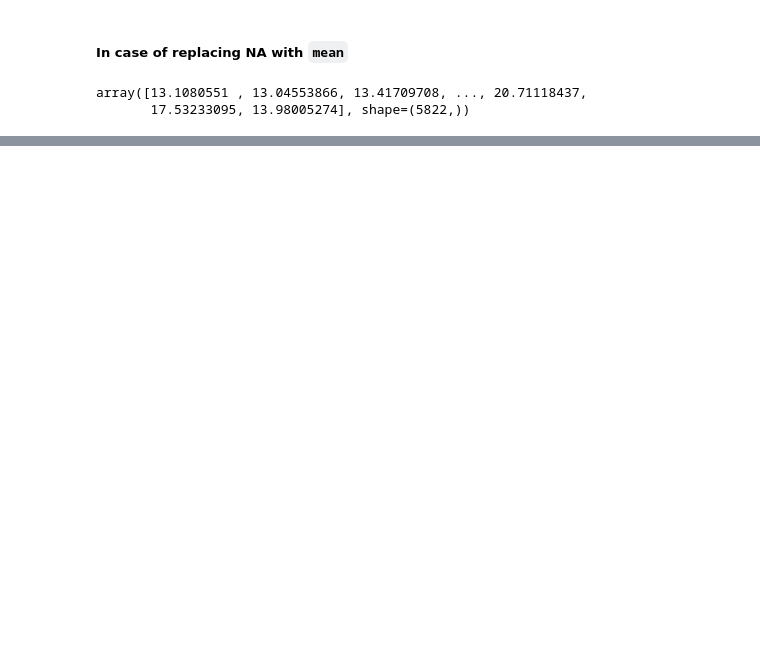
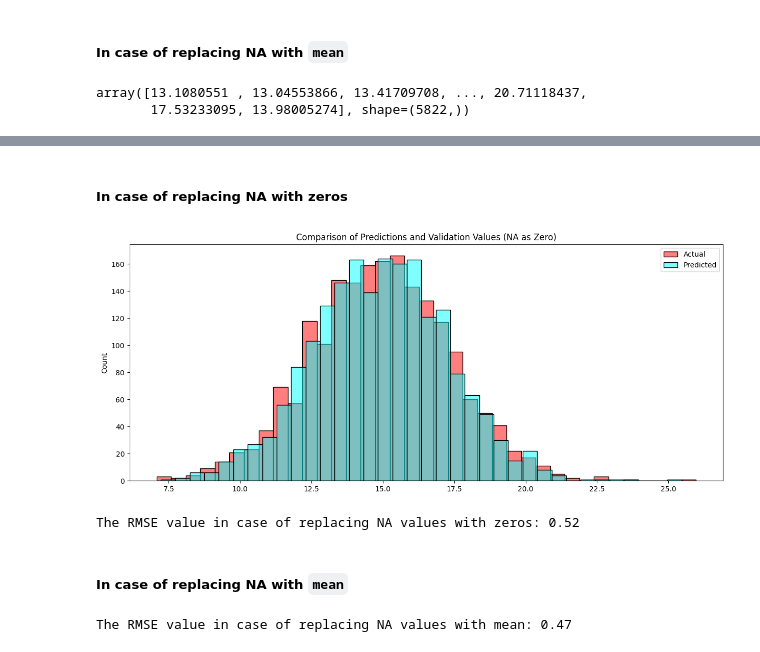
Before and after one commit to ArkadiyShuvaev/machine-learning-zoomcamp, a Jupyter notebook: src/02-regression/02-hw.ipynb, the cells around one changed output, grey strips where cells are left out. Drawn from its saved outputs; the diff is of its cells as text; code cells hidden in the pictures; blank space fills up the shorter version.

```diff
--- a/src/02-regression/02-hw.ipynb
+++ b/src/02-regression/02-hw.ipynb
@@ -333,7 +334,7 @@ X_train, y_train = get_X_y(df_train_with_zeros)
         18.21030332, 14.6202358 ], shape=(5822,))]
 # %%
 df_validation_with_zeros = create_copy_and_fill_with_value(df_validation, value=0)
-X_validation, y_validation = get_X_y(df_validation_with_zeros)
+X_validation_with_zeros, y_validation_with_zeros = get_X_y(df_validation_with_zeros)
 
 df_test_with_zeros = create_copy_and_fill_with_value(df_test, value=0)
 X_test, y_test = get_X_y(df_test_with_zeros)
@@ -448,0 +464,17 @@ plt.close()
+# %% [markdown]
+##### In case of replacing NA with zeros
+# %%
+y_pred_validation_dataset_for_zeros_as_na = w0_for_zeros_as_na + X_validation_with_zeros.dot(weights_for_zeros_as_na)
+# %%
+title = "Comparison of Predictions and Validation Values (NA as Zero)"
+
+create_diagram(y_validation_with_zeros, y_pred_validation_dataset_for_zeros_as_na, title)
+# %% [output]
+[figure, added]
+# %%
+rmse = get_rmse(y_validation_with_zeros, y_pred_validation_dataset_for_zeros_as_na)
+print(f"The RMSE value in case of replacing NA values with zeros: {round(rmse, 2)}")
+# %% [output]
+The RMSE value in case of replacing NA values with zeros: 0.52
+# %% [markdown]
+##### In case of replacing NA with `mean`
@@ -448,0 +483,5 @@ plt.close()
+# %%
+rmse = get_rmse(y_validation_with_zeros, y_pred_validation_dataset_for_mean_as_na)
+print(f"The RMSE value in case of replacing NA values with mean: {round(rmse, 2)}")
+# %% [output]
+The RMSE value in case of replacing NA values with mean: 0.47
```
Also changed, not shown: parts of 15 cells of this notebook.
